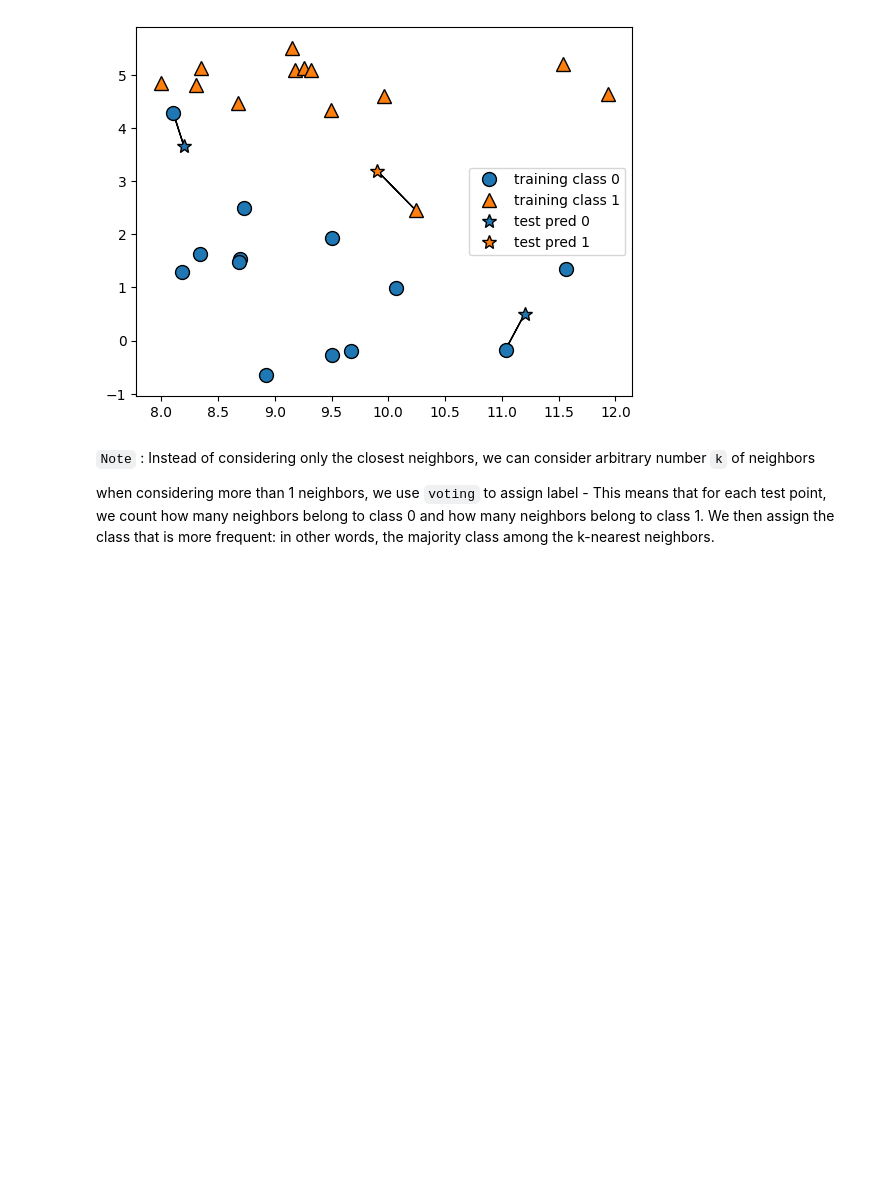
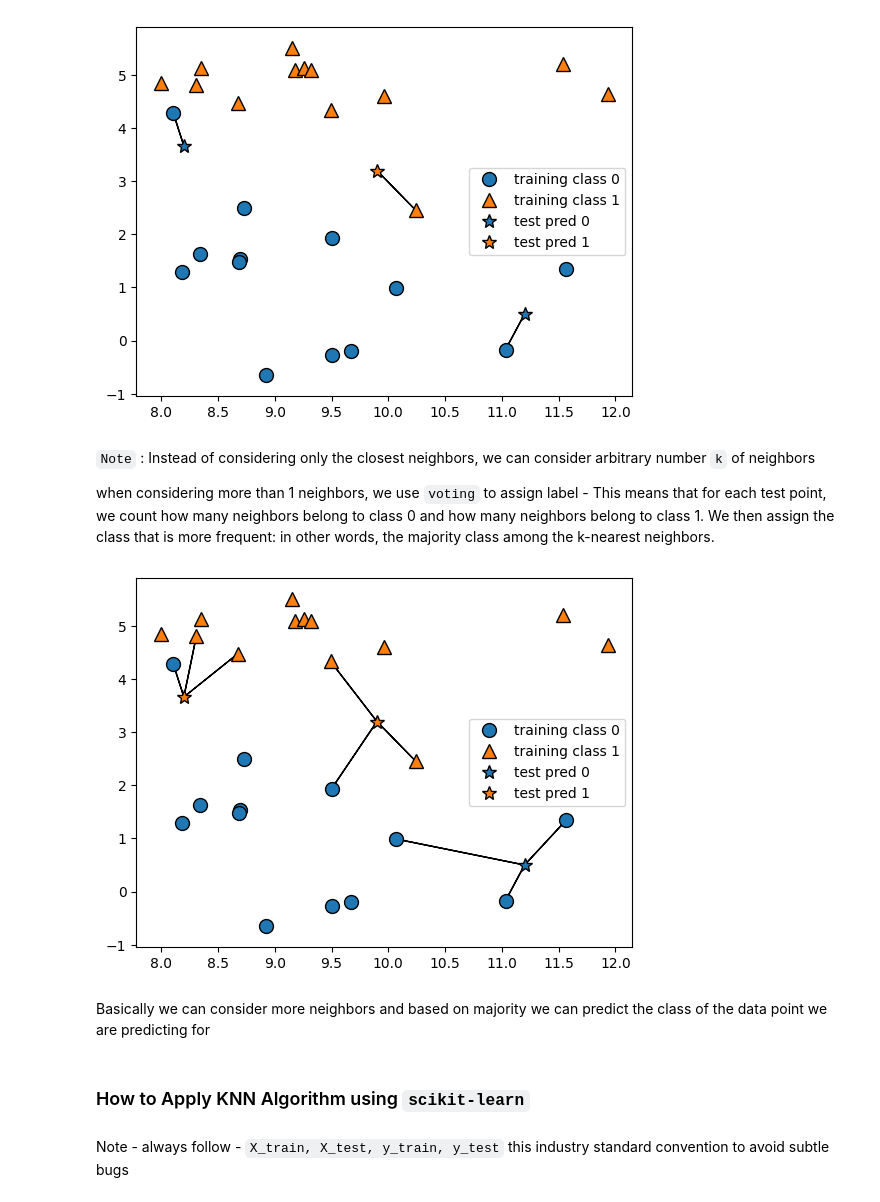
Before and after one commit to VarenyaVisen/ai-ml-study-repo, a Jupyter notebook: Books/Introduction-to-ml-using-python/Chp2-Supervised_Learning/02_KNN.ipynb, the cells around one changed output. Cells and saved outputs as stored; diff of their text form; code cells hidden in the pictures; blank space fills up the shorter version.

Commit message:
implemented knn model on the data

```diff
--- a/Books/Introduction-to-ml-using-python/Chp2-Supervised_Learning/02_KNN.ipynb
+++ b/Books/Introduction-to-ml-using-python/Chp2-Supervised_Learning/02_KNN.ipynb
@@ -17,3 +17,13 @@ mglearn.plots.plot_knn_classification(n_neighbors=1)
 `Note` : Instead of considering only the closest neighbors, we can consider arbitrary number `k` of neighbors
 
 when considering more than 1 neighbors, we use `voting` to assign label - This means that for each test point, we count how many neighbors belong to class 0 and how many neighbors belong to class 1. We then assign the class that is more frequent: in other words, the majority class among the k-nearest neighbors.
+# %%
+mglearn.plots.plot_knn_classification(n_neighbors=3)
+# %% [output]
+[figure, added]
+# %% [markdown]
+Basically we can consider more neighbors and based on majority we can predict the class of the data point we are predicting for
+# %% [markdown]
+### How to Apply KNN Algorithm using `scikit-learn`
+# %% [markdown]
+Note - always follow - `X_train, X_test, y_train, y_test` this industry standard convention to avoid subtle bugs
```
Also changed, not shown: parts of 5 cells of this notebook.
